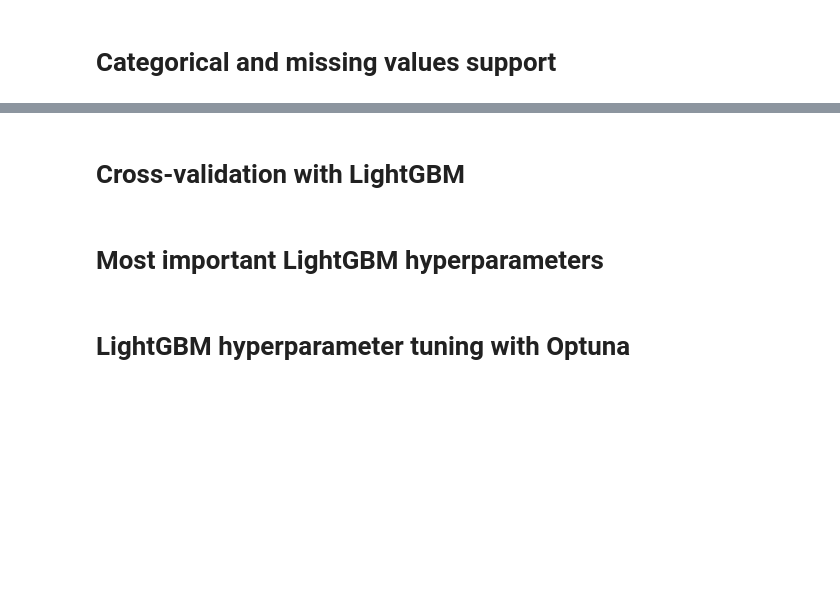
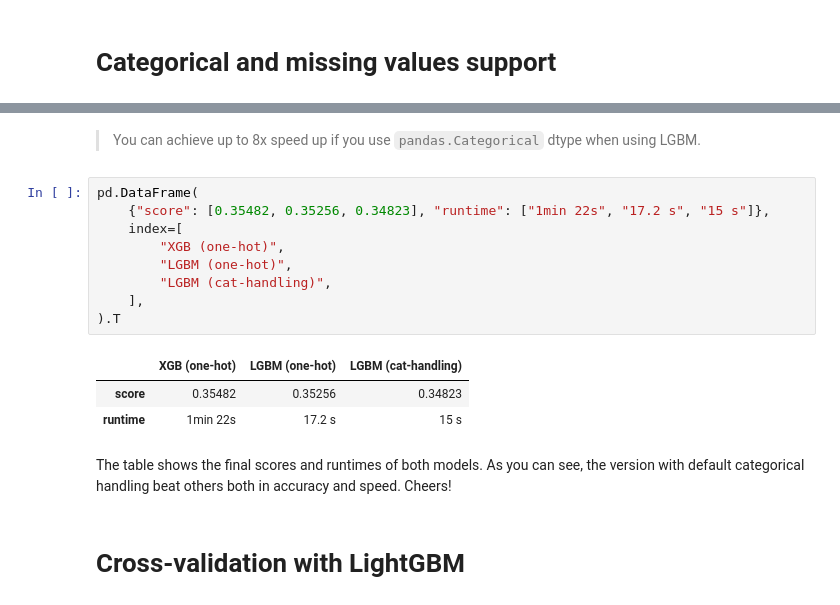
Before and after one commit to BexTuychiev/medium_stories, a Jupyter notebook: 2021/september/1_lightgbm_intro/notebook.ipynb, the cells around one changed output, grey strips where cells are left out. Drawn from its saved outputs; the diff is of its cells as text; blank space fills up the shorter version.

Commit message:
section: Categorical and missing values support

```diff
--- a/2021/september/1_lightgbm_intro/notebook.ipynb
+++ b/2021/september/1_lightgbm_intro/notebook.ipynb
@@ -205,6 +311,19 @@ The training stops at 549th iteration becuase the training has not been imrpovin
+# %% [markdown]
+> You can achieve up to 8x speed up if you use `pandas.Categorical` dtype when using LGBM.
+# %%
+pd.DataFrame(
+    {"score": [0.35482, 0.35256, 0.34823], "runtime": ["1min 22s", "17.2 s", "15 s"]},
+    index=[
+        "XGB (one-hot)",
+        "LGBM (one-hot)",
+        "LGBM (cat-handling)",
+    ],
+).T
+# %% [output]
+|  | XGB (one-hot) | LGBM (one-hot) | LGBM (cat-handling) |
+| score | 0.35482 | 0.35256 | 0.34823 |
+| runtime | 1min 22s | 17.2 s | 15 s |
+# %% [markdown]
+The table shows the final scores and runtimes of both models. As you can see, the version with default categorical handling beat others both in accuracy and speed. Cheers!
 # %% [markdown]
 # Cross-validation with LightGBM
-# %% [markdown]
-# Most important LightGBM hyperparameters
-# %% [markdown]
-# LightGBM hyperparameter tuning with Optuna
```
Also changed, not shown: parts of 14 cells of this notebook.
